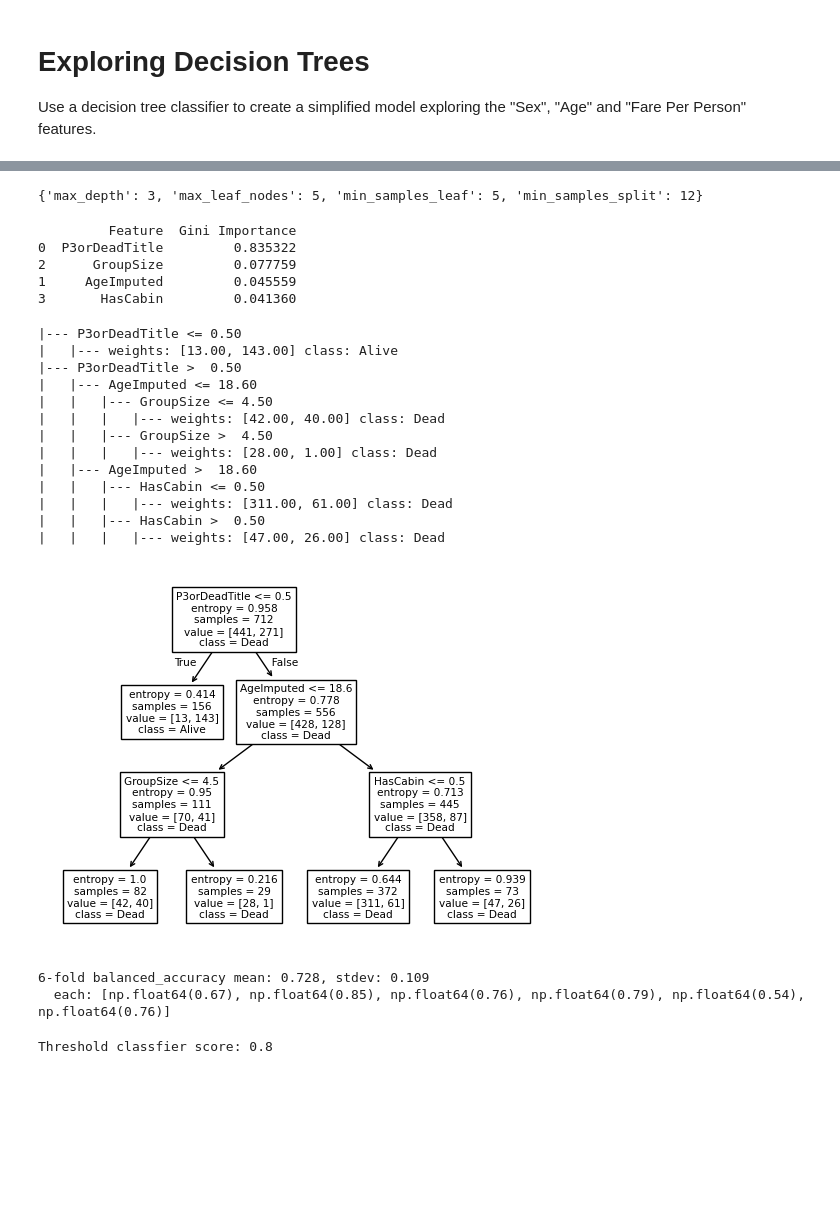
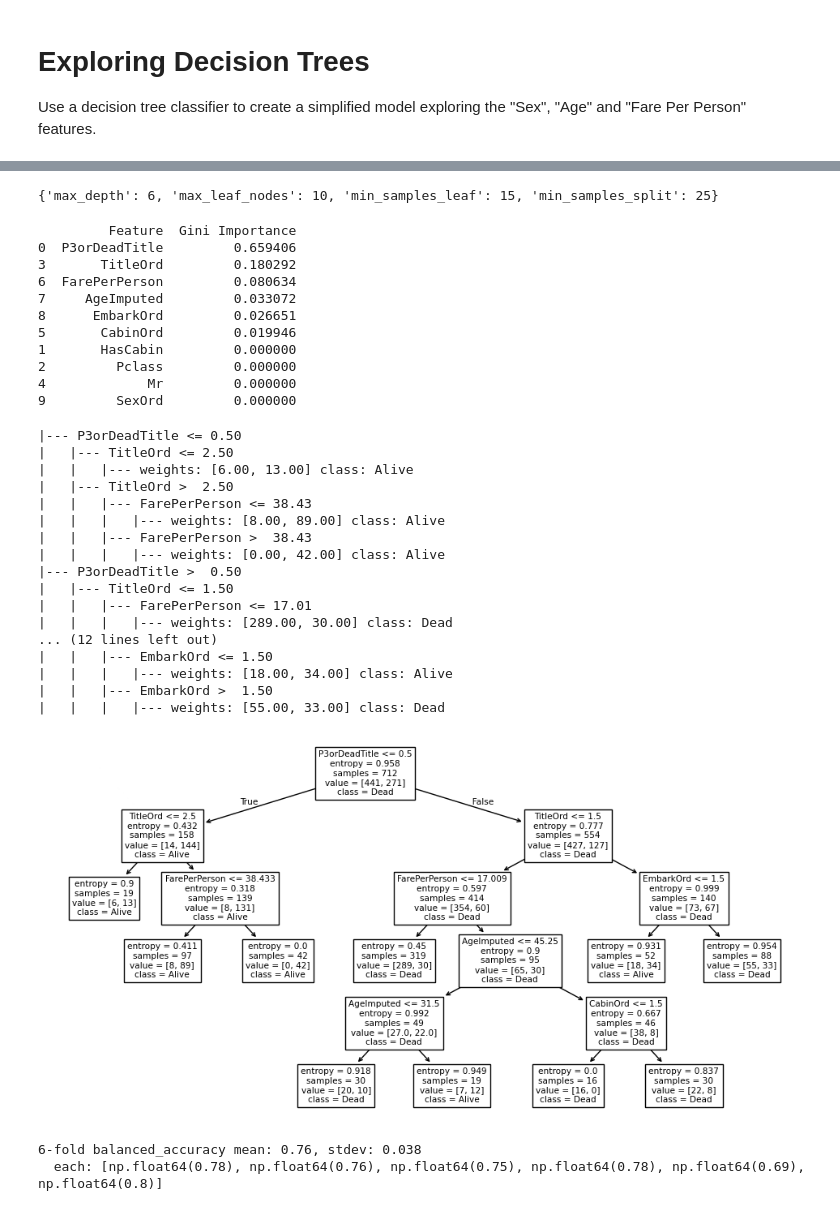
Before and after one commit to jmartenstein/titanic-ml, a Jupyter notebook: src/nb04_decisions.ipynb, the cells around one changed output, grey strips where cells are left out. Drawn from its saved outputs; the diff is of its cells as text; code cells hidden in the pictures; blank space fills up the shorter version.

```diff
--- a/src/nb04_decisions.ipynb
+++ b/src/nb04_decisions.ipynb
@@ -22,6 +24,7 @@ print(df_.shape)
 # %%
 #x_colnames = [ "P3orDeadTitle", "HasCabin", "AgeImputed", "FarePerPerson", "Pclass", "CabinF" ]
-x_colnames = [ "P3orDeadTitle", "AgeImputed", "GroupSize", "HasCabin" ]
+x_colnames = [ "P3orDeadTitle", "HasCabin", "Pclass", "TitleOrd", "Mr", "CabinOrd",
+               "FarePerPerson", "AgeImputed", "EmbarkOrd", "SexOrd" ]
 y_colname = [ "Survived" ]
 
 X = df_[ x_colnames ]
@@ -49,10 +58,10 @@ n_folds = 6
 s_scoring = "balanced_accuracy"
 
 param_dist = {
-    'max_leaf_nodes': [ 5 ],
-    'max_depth': [ 3 ],
-    'min_samples_split': [ 12 ],
-    'min_samples_leaf': [ 5 ]
+    'max_leaf_nodes': [ 10 ],
+    'max_depth': [ 6 ],
+    'min_samples_split': [ 25 ],
+    'min_samples_leaf': [ 15 ]
 }
 
 
@@ -74,7 +83,7 @@ model       = grid_search.best_estimator_
 print(best_params)
 print()
 # %% [output]
-{'max_depth': 3, 'max_leaf_nodes': 5, 'min_samples_leaf': 5, 'min_samples_split': 12}
+{'max_depth': 6, 'max_leaf_nodes': 10, 'min_samples_leaf': 15, 'min_samples_split': 25}
 # %%
 importances = model.feature_importances_
 feature_imp_df = pd.DataFrame(
@@ -83,31 +92,42 @@ feature_imp_df = pd.DataFrame(
 print(feature_imp_df)
 # %% [output]
          Feature  Gini Importance
-0  P3orDeadTitle         0.835322
-2      GroupSize         0.077759
-1     AgeImputed         0.045559
-3       HasCabin         0.041360
+0  P3orDeadTitle         0.659406
+3       TitleOrd         0.180292
+6  FarePerPerson         0.080634
+7     AgeImputed         0.033072
+8      EmbarkOrd         0.026651
+5       CabinOrd         0.019946
+1       HasCabin         0.000000
+2         Pclass         0.000000
+4             Mr         0.000000
+9         SexOrd         0.000000
 # %%
 print(tr.export_text(model, show_weights=True, feature_names=x_colnames, class_names=['Dead', 'Alive']))
 # %% [output]
 |--- P3orDeadTitle <= 0.50
-|   |--- weights: [13.00, 143.00] class: Alive
+|   |--- TitleOrd <= 2.50
+|   |   |--- weights: [6.00, 13.00] class: Alive
+|   |--- TitleOrd >  2.50
+|   |   |--- FarePerPerson <= 38.43
+|   |   |   |--- weights: [8.00, 89.00] class: Alive
+|   |   |--- FarePerPerson >  38.43
+|   |   |   |--- weights: [0.00, 42.00] class: Alive
 |--- P3orDeadTitle >  0.50
-|   |--- AgeImputed <= 18.60
-|   |   |--- GroupSize <= 4.50
-|   |   |   |--- weights: [42.00, 40.00] class: Dead
-|   |   |--- GroupSize >  4.50
-|   |   |   |--- weights: [28.00, 1.00] class: Dead
-|   |--- AgeImputed >  18.60
-|   |   |--- HasCabin <= 0.50
-|   |   |   |--- weights: [311.00, 61.00] class: Dead
-|   |   |--- HasCabin >  0.50
-|   |   |   |--- weights: [47.00, 26.00] class: Dead
+|   |--- TitleOrd <= 1.50
+|   |   |--- FarePerPerson <= 17.01
+|   |   |   |--- weights: [289.00, 30.00] class: Dead
+... (12 lines left out)
+|   |   |--- EmbarkOrd <= 1.50
+|   |   |   |--- weights: [18.00, 34.00] class: Alive
+|   |   |--- EmbarkOrd >  1.50
+|   |   |   |--- weights: [55.00, 33.00] class: Dead
 # %%
+plt.figure(figsize=(12, 6))
 tr.plot_tree(model, feature_names=x_colnames, class_names=['Dead', 'Alive'])
 plt.show()
 # %% [output]
-[figure, old version]
+[figure, new version]
 # %%
 l_raw_scores = mds.cross_val_score(model, X_test, y_test, scoring=s_scoring, cv=n_folds)
 l_scores = [ round(i, 2) for i in l_raw_scores ]
@@ -118,14 +138,5 @@ std_score = round(st.stdev(l_scores), 3)
 print(f"{n_folds}-fold {s_scoring} mean: {mean_score}, stdev: {std_score}")
 print(f"  each: {l_scores}")
 # %% [output]
-6-fold balanced_accuracy mean: 0.728, stdev: 0.109
-  each: [np.float64(0.67), np.float64(0.85), np.float64(0.76), np.float64(0.79), np.float64(0.54), np.float64(0.76)]
+6-fold balanced_accuracy mean: 0.76, stdev: 0.038
+  each: [np.float64(0.78), np.float64(0.76), np.float64(0.75), np.float64(0.78), np.float64(0.69), np.float64(0.8)]
-# %%
-threshold_tuner = mds.TunedThresholdClassifierCV(
-    clf, scoring="f1_micro", cv=n_folds).fit(X_train, y_train)
-threshold = threshold_tuner.best_threshold_
-
-print(f"Threshold classfier score: {round(threshold_tuner.best_score_,2)}")
-print()
-# %% [output]
-Threshold classfier score: 0.8
```
Also changed, not shown: parts of 5 cells of this notebook.
